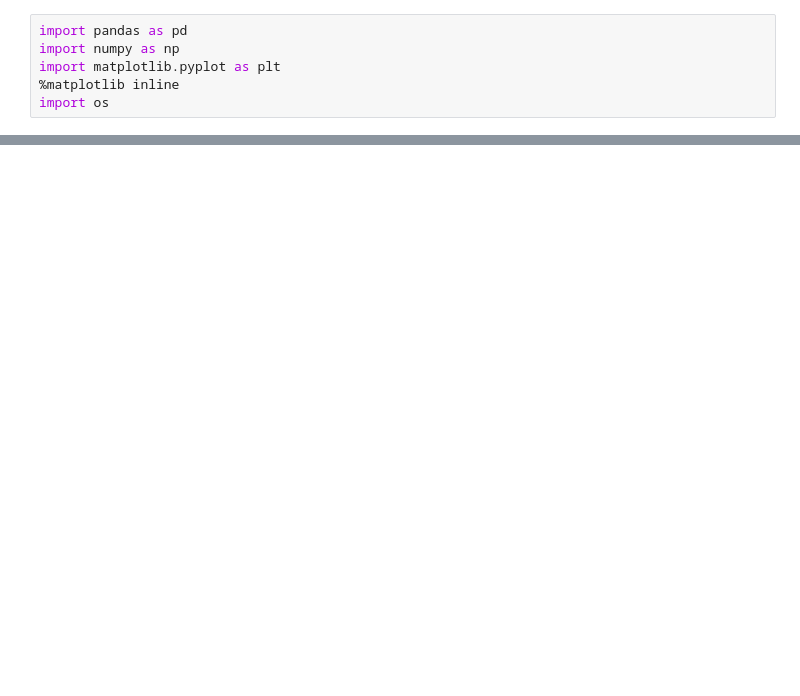
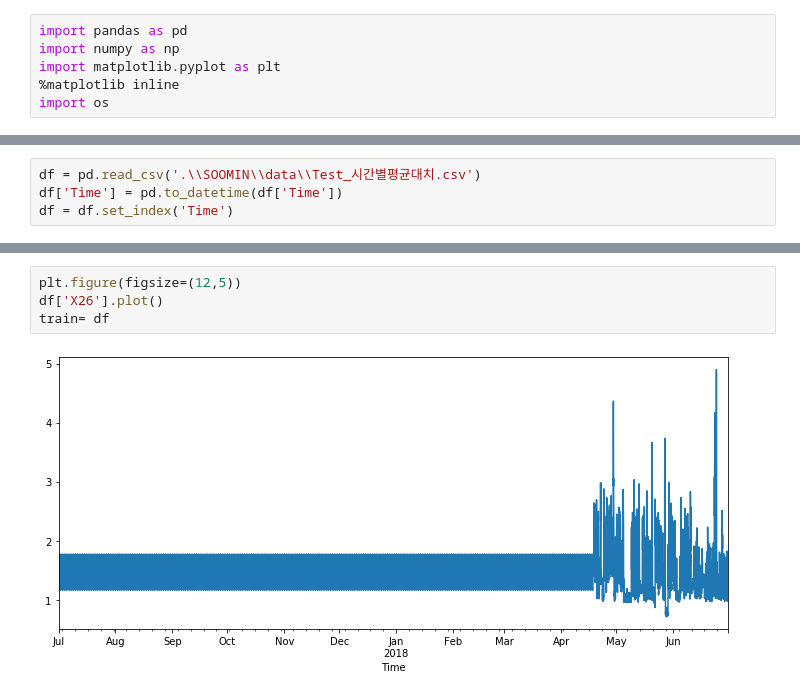
Before and after one commit to yagippi27/DACON_CONTEST_2019, a Jupyter notebook: SUHYUN/LSTM.ipynb, the cells around one changed output, grey strips where cells are left out. Cells and saved outputs as stored; diff of their text form; blank space fills up the shorter version.

```diff
--- a/SUHYUN/LSTM.ipynb
+++ b/SUHYUN/LSTM.ipynb
@@ -236,0 +13,4 @@ Y_train
+# %%
+df = pd.read_csv('.\\SOOMIN\\data\\Test_시간별평균대치.csv')
+df['Time'] = pd.to_datetime(df['Time'])
+df = df.set_index('Time')
@@ -236,0 +39,6 @@ Y_train
+# %%
+plt.figure(figsize=(12,5))
+df['X26'].plot()
+train= df
+# %% [output]
+[figure, added]
```
Also changed, not shown: parts of 44 cells of this notebook, 1 other file.
